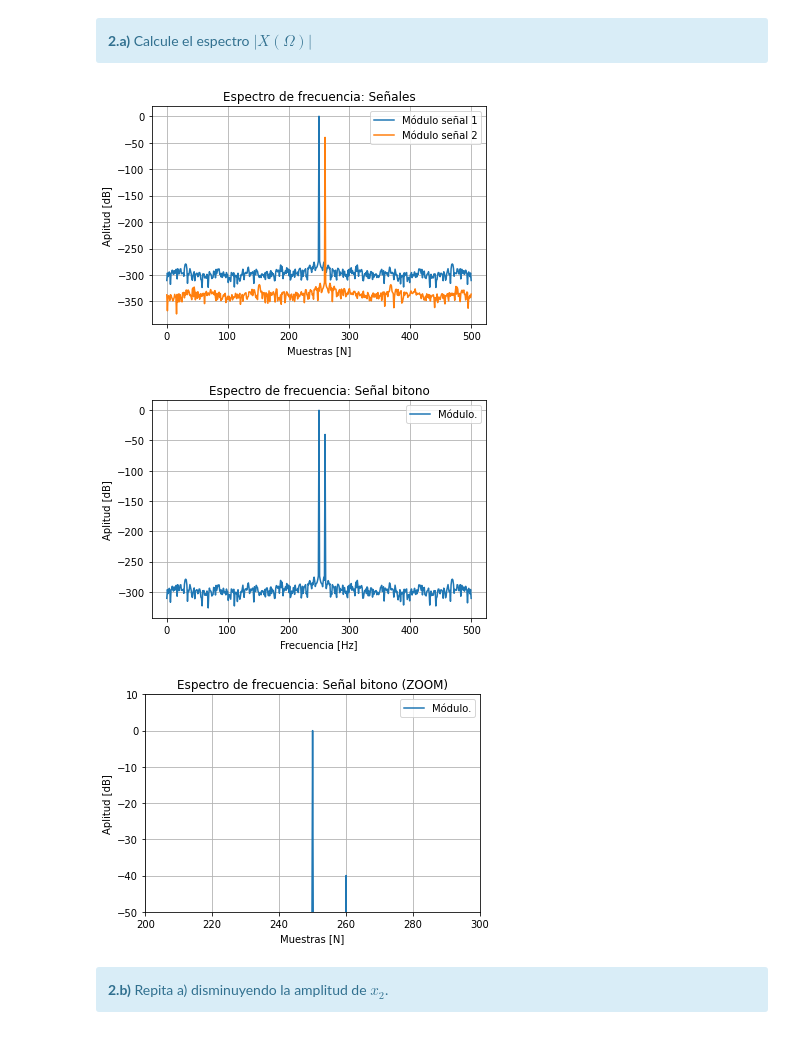
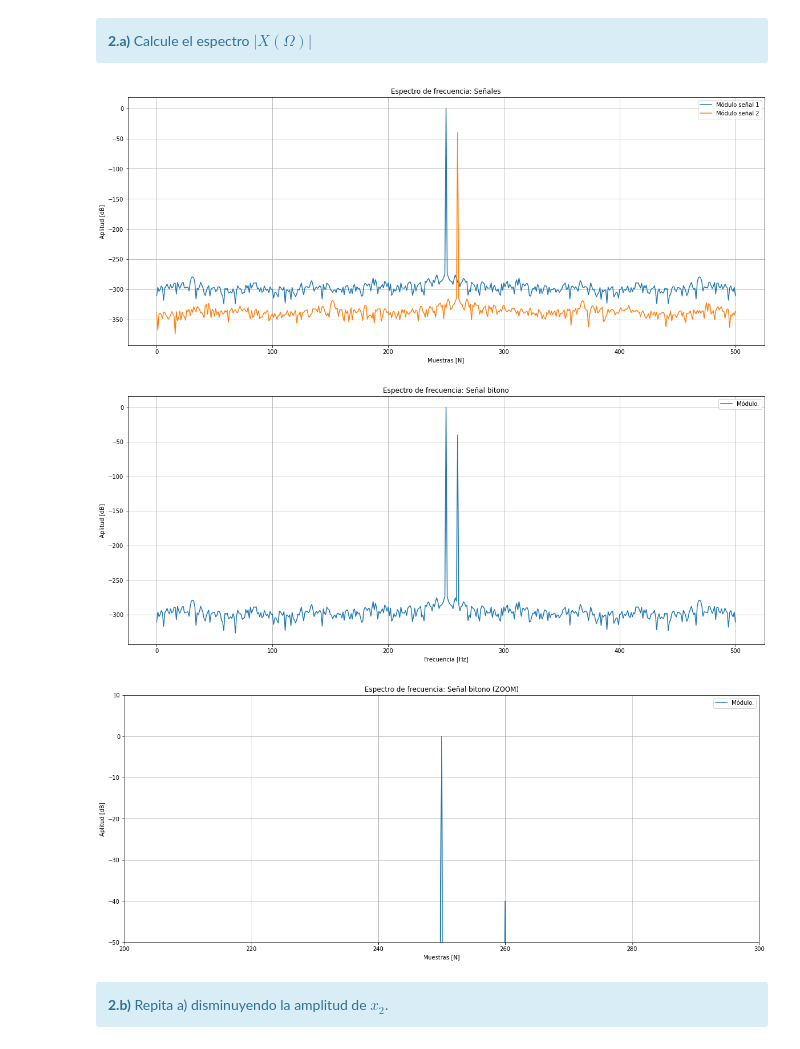
Before and after one commit to jbl95/pds-trabajosPracticos, a Jupyter notebook: TP2 - Ventanas.ipynb, the cells around one changed output. Drawn from its saved outputs; the diff is of its cells as text; code cells hidden in the pictures.

```diff
--- a/TP2 - Ventanas.ipynb
+++ b/TP2 - Ventanas.ipynb
@@ -209,0 +193,36 @@ HTML(df.to_html())
+# %%
+tr= []
+normalize = tlog
+
+for i in range(4):
+    peaks, _ = signal.find_peaks(normalize[i]) # Obtengo los máximos de cada lob.
+    results_half = signal.peak_widths(normalize[i], peaks, rel_height=npy.sqrt(2)/2)
+    peaks = npy.sort(peaks) # Ordeno de menor a mayor para tener al primer lob en peaks[0]
+    the_peak = normalize[i][peaks[0]] # VAlor máximo del primer lóbulo.
+    tr.append([float(results_half[2][0]),the_peak])
+
+    if i == 3: ## Con el código realizado me informa un pico cercano a 0dB, así que debo tomar el siguiente
+                 ## para flattop.
+        the_peak = normalize[i][peaks[1]]
+        tr.append([float(results_half[2][0]),the_peak])
+
+#######################################
+# Tu simulación que genere resultados #
+#######################################
+
+tus_resultados = [
+                   ['', ''], # <-- acá debería haber numeritos :)
+                   tr[0], # <-- acá debería haber numeritos :)
+                   tr[2], # <-- acá debería haber numeritos :)
+                   tr[1], # <-- acá debería haber numeritos :)
+                   tr[-1] # <-- acá debería haber numeritos :)
+                 ]
+df = DataFrame(tus_resultados, columns=['$f_1$ (#)', '$W_2$ (dB)'],
+               index=[
+                        'Rectangular',
+                        'Bartlett',
+                        'Hann',
+                        'Blackman',
+                        'Flat-top'
+                     ])
+HTML(df.to_html())
@@ -275,22 +303,22 @@ tt2, x2 = mi_func_sen (v2, dc, o2, ph, N, fs)
 # %%
 # FFT para ambas señales por separado.
 ff1, mod1, fase1 = fft_modulo_fase (tt1,x1,fs,N)
 ff2, mod2, fase2 = fft_modulo_fase (tt2,x2,fs,N)
 
 mod1 = 20 * npy.log10(mod1)
 mod2 = 20 * npy.log10(mod2)
 
-# PLoteo.
-plt.figure(1)
+# Ploteo.
+plt.figure(1,figsize=(20,8))
 plt.plot (ff1, mod1,label='Módulo señal 1')
 plt.plot (ff2, mod2,label='Módulo señal 2')
 plt.title('Espectro de frecuencia: Señales')
 plt.xlabel('Muestras [N]')
 plt.ylabel('Aplitud [dB]')
 plt.legend()
 plt.grid()
 # %% [output]
-[figure, old version]
+[figure, new version]
 # %%
 # Sumo las señales.
 xt = x1 + x2
@@ -300,7 +328,7 @@ ff, mod, fase = fft_modulo_fase (tt2,xt,fs,N)
 mod = 20 * npy.log10(mod)
 
 # Ploteo.
-plt.figure(1)
+plt.figure(1,figsize=(20,8))
 plt.plot (ff, mod,label='Módulo.')
 plt.title('Espectro de frecuencia: Señal bitono')
 plt.xlabel('Frecuencia [Hz]')
@@ -308,7 +336,7 @@ plt.ylabel('Aplitud [dB]')
 plt.legend()
 plt.grid()
 
-plt.figure(2)
+plt.figure(2,figsize=(20,8))
 plt.plot (ff, mod,label='Módulo.')
 plt.title('Espectro de frecuencia: Señal bitono (ZOOM)')
 plt.xlabel('Muestras [N]')
@@ -318,8 +346,8 @@ plt.ylim(-50,10)
 plt.legend()
 plt.grid()
 # %% [output]
-[figure, old version]
+[figure, new version]
-[figure, old version]
+[figure, new version]
 # %% [markdown]
 <div class="alert alert-block alert-info">
 <b>2.b)</b> Repita a) disminuyendo la amplitud de $x_2$.
```
Also changed, not shown: parts of 17 cells of this notebook.
